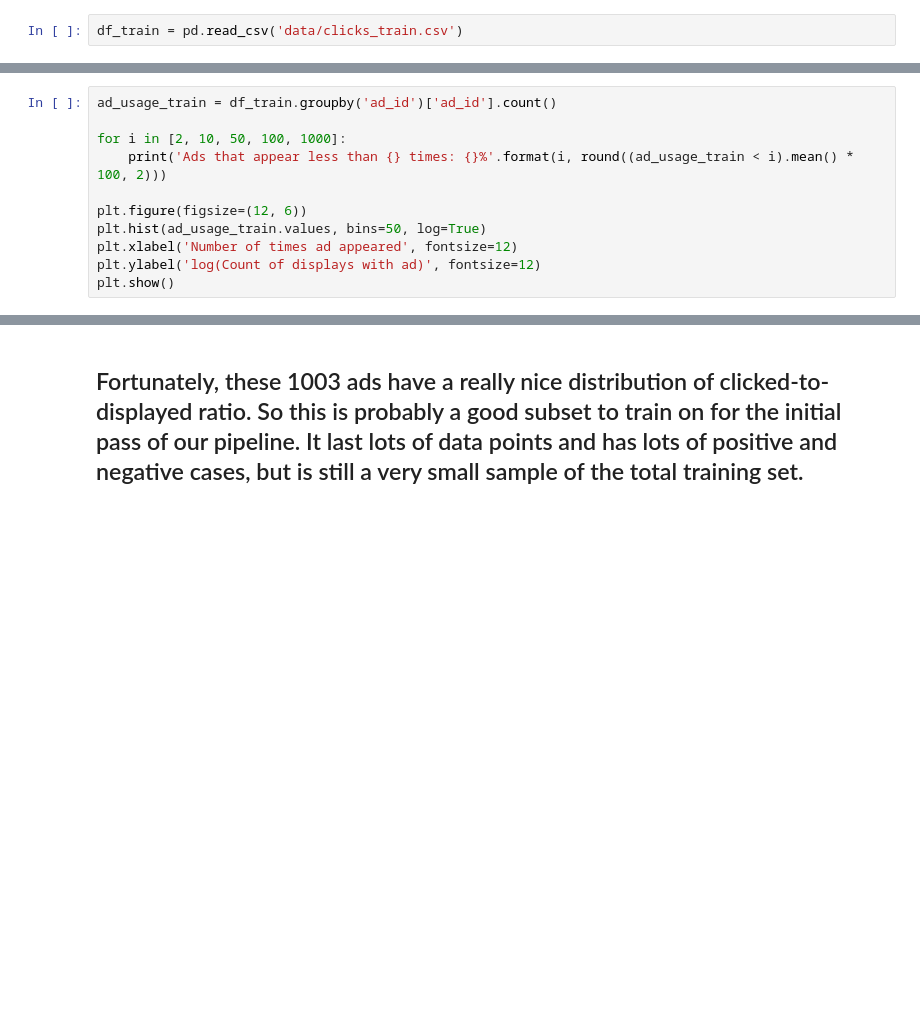
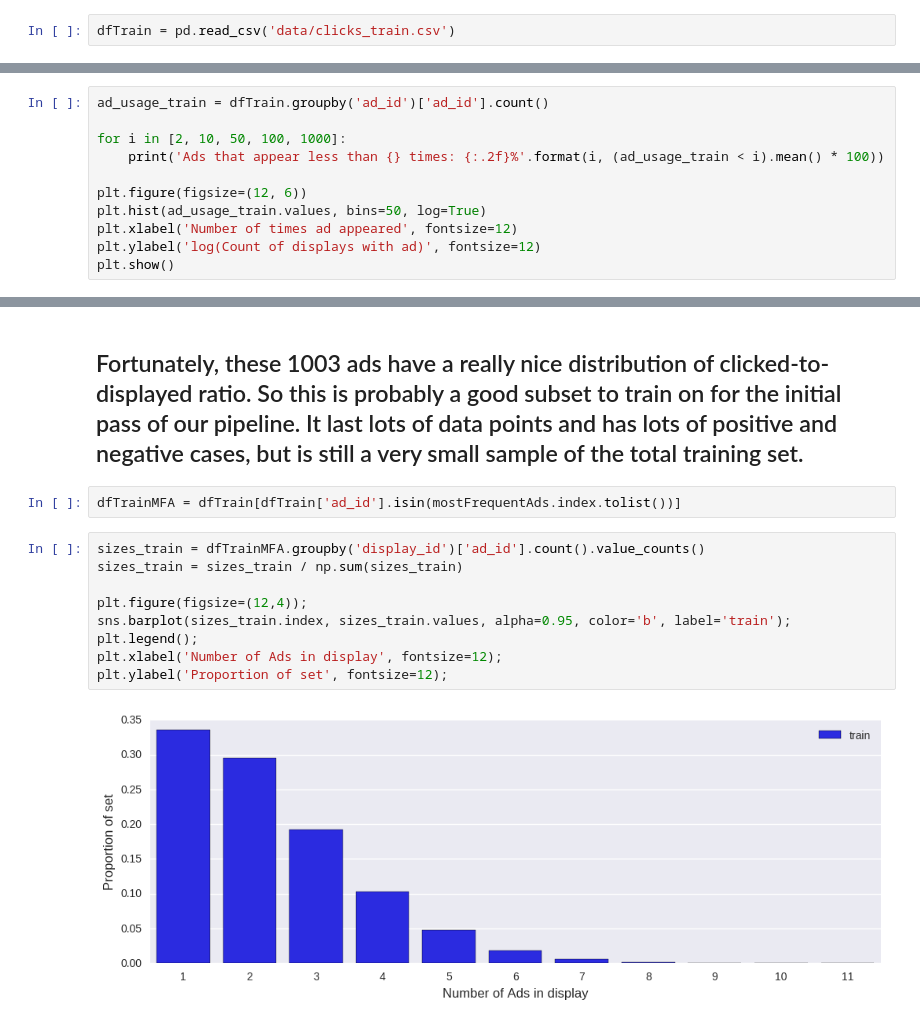
Before and after one commit to jason9263/kaggle_outbrain, a Jupyter notebook: EDA.ipynb, the cells around one changed output, grey strips where cells are left out. Drawn from its saved outputs; the diff is of its cells as text; blank space fills up the shorter version.

```diff
--- a/EDA.ipynb
+++ b/EDA.ipynb
@@ -8,5 +8,5 @@ import seaborn as sns
 
 p = sns.color_palette()
 # %%
-df_train = pd.read_csv('data/clicks_train.csv')
+dfTrain = pd.read_csv('data/clicks_train.csv')
 # %%
@@ -36,10 +36,10 @@ plt.ylabel('Proportion of set', fontsize=12);
 # %% [markdown]
 ## How many ads are shown more than once?
 # %%
-ad_usage_train = df_train.groupby('ad_id')['ad_id'].count()
+ad_usage_train = dfTrain.groupby('ad_id')['ad_id'].count()
 
 for i in [2, 10, 50, 100, 1000]:
-    print('Ads that appear less than {} times: {}%'.format(i, round((ad_usage_train < i).mean() * 100, 2)))
+    print('Ads that appear less than {} times: {:.2f}%'.format(i, (ad_usage_train < i).mean() * 100))
 
 plt.figure(figsize=(12, 6))
 plt.hist(ad_usage_train.values, bins=50, log=True)
@@ -116,3 +122,16 @@ sns.distplot(percentClickedAll['percentage clicked versus displayed']);
 [figure]
 # %% [markdown]
 ## Fortunately, these 1003 ads have a really nice distribution of clicked-to-displayed ratio. So this is probably a good subset to train on for the initial pass of our pipeline. It last lots of data points and has lots of positive and negative cases, but is still a very small sample of the total training set.
+# %%
+dfTrainMFA = dfTrain[dfTrain['ad_id'].isin(mostFrequentAds.index.tolist())]
+# %%
+sizes_train = dfTrainMFA.groupby('display_id')['ad_id'].count().value_counts()
+sizes_train = sizes_train / np.sum(sizes_train)
+
+plt.figure(figsize=(12,4));
+sns.barplot(sizes_train.index, sizes_train.values, alpha=0.95, color='b', label='train');
+plt.legend();
+plt.xlabel('Number of Ads in display', fontsize=12);
+plt.ylabel('Proportion of set', fontsize=12);
+# %% [output]
+[figure, added]
```
Also changed, not shown: parts of 17 cells of this notebook.
